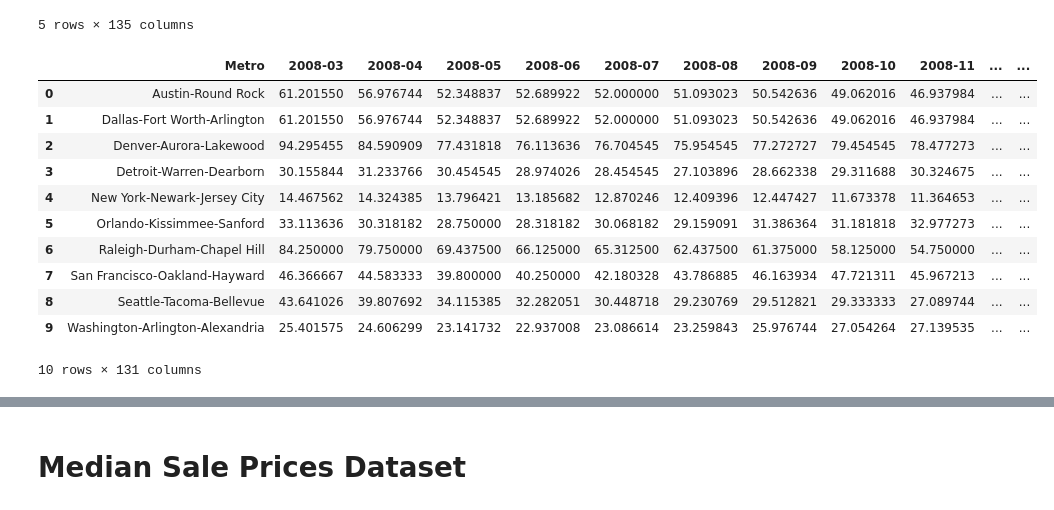
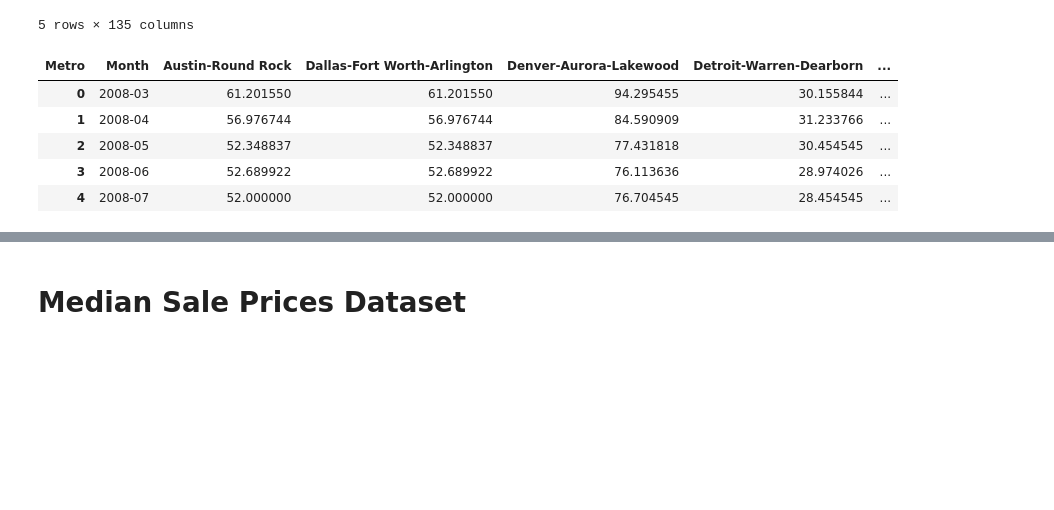
Before and after one commit to martinamagdy/Housing_Market_Analysis_Suaves, a Jupyter notebook: Data/data_cleaning.ipynb, the cells around one changed output, grey strips where cells are left out. Cells and saved outputs as stored; diff of their text form; code cells hidden in the pictures; blank space fills up the shorter version.

```diff
--- a/Data/data_cleaning.ipynb
+++ b/Data/data_cleaning.ipynb
@@ -180,21 +177,18 @@ sales_agg.head()
 # %%
 sales_group_mean = sales_agg.groupby('Metro').mean()
 sales_group_mean.drop(columns = ['SizeRank'], inplace = True)
-sales_group_mean.reset_index(inplace = True)
-sales_group_mean
+
+# Transpose dataset
+sales_group_mean = sales_group_mean.transpose().reset_index()
+sales_group_mean = sales_group_mean.rename(columns = {'index': 'Month'})
+sales_group_mean.head()
 # %% [output]
-|  | Metro | 2008-03 | 2008-04 | 2008-05 | 2008-06 | 2008-07 | 2008-08 | 2008-09 | 2008-10 | 2008-11 | ... | ... |
-| 0 | Austin-Round Rock | 61.201550 | 56.976744 | 52.348837 | 52.689922 | 52.000000 | 51.093023 | 50.542636 | 49.062016 | 46.937984 | ... | ... |
-| 1 | Dallas-Fort Worth-Arlington | 61.201550 | 56.976744 | 52.348837 | 52.689922 | 52.000000 | 51.093023 | 50.542636 | 49.062016 | 46.937984 | ... | ... |
-| 2 | Denver-Aurora-Lakewood | 94.295455 | 84.590909 | 77.431818 | 76.113636 | 76.704545 | 75.954545 | 77.272727 | 79.454545 | 78.477273 | ... | ... |
-| 3 | Detroit-Warren-Dearborn | 30.155844 | 31.233766 | 30.454545 | 28.974026 | 28.454545 | 27.103896 | 28.662338 | 29.311688 | 30.324675 | ... | ... |
-| 4 | New York-Newark-Jersey City | 14.467562 | 14.324385 | 13.796421 | 13.185682 | 12.870246 | 12.409396 | 12.447427 | 11.673378 | 11.364653 | ... | ... |
-| 5 | Orlando-Kissimmee-Sanford | 33.113636 | 30.318182 | 28.750000 | 28.318182 | 30.068182 | 29.159091 | 31.386364 | 31.181818 | 32.977273 | ... | ... |
-| 6 | Raleigh-Durham-Chapel Hill | 84.250000 | 79.750000 | 69.437500 | 66.125000 | 65.312500 | 62.437500 | 61.375000 | 58.125000 | 54.750000 | ... | ... |
-| 7 | San Francisco-Oakland-Hayward | 46.366667 | 44.583333 | 39.800000 | 40.250000 | 42.180328 | 43.786885 | 46.163934 | 47.721311 | 45.967213 | ... | ... |
-| 8 | Seattle-Tacoma-Bellevue | 43.641026 | 39.807692 | 34.115385 | 32.282051 | 30.448718 | 29.230769 | 29.512821 | 29.333333 | 27.089744 | ... | ... |
-| 9 | Washington-Arlington-Alexandria | 25.401575 | 24.606299 | 23.141732 | 22.937008 | 23.086614 | 23.259843 | 25.976744 | 27.054264 | 27.139535 | ... | ... |
+| Metro | Month | Austin-Round Rock | Dallas-Fort Worth-Arlington | Denver-Aurora-Lakewood | Detroit-Warren-Dearborn | ... |
+| 0 | 2008-03 | 61.201550 | 61.201550 | 94.295455 | 30.155844 | ... |
+| 1 | 2008-04 | 56.976744 | 56.976744 | 84.590909 | 31.233766 | ... |
+| 2 | 2008-05 | 52.348837 | 52.348837 | 77.431818 | 30.454545 | ... |
+| 3 | 2008-06 | 52.689922 | 52.689922 | 76.113636 | 28.974026 | ... |
+| 4 | 2008-07 | 52.000000 | 52.000000 | 76.704545 | 28.454545 | ... |
-10 rows × 131 columns
 # %%
 sales_group_median = sales_agg.groupby('Metro').median()
 sales_group_median.drop(columns = ['SizeRank'], inplace = True)
```
Also changed, not shown: parts of 7 cells of this notebook, 3 other files.
